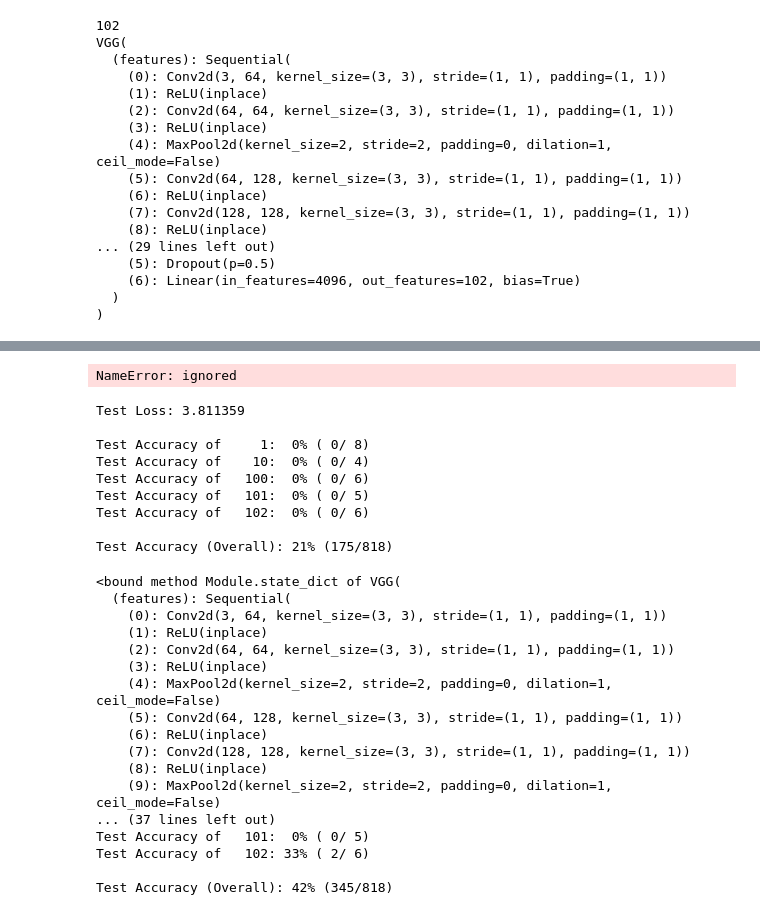
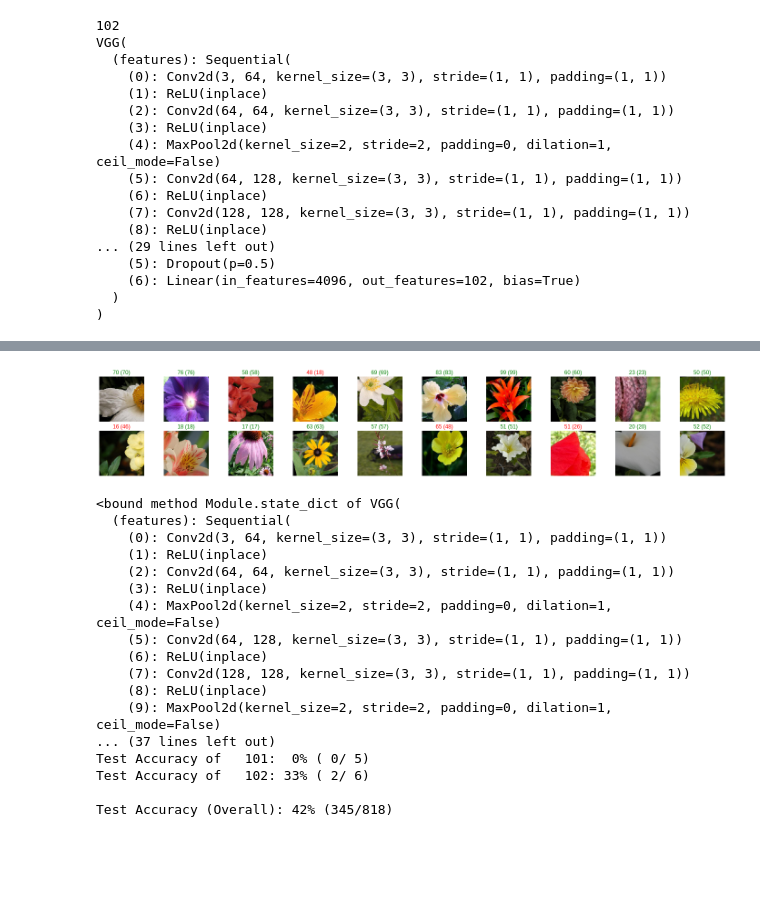
Before and after one commit to perfalcon/pytorch_challenge, a Jupyter notebook: Untitled1.ipynb, the cells around one changed output, grey strips where cells are left out. Drawn from its saved outputs; the diff is of its cells as text; code cells hidden in the pictures; blank space fills up the shorter version.

```diff
--- a/Untitled1.ipynb
+++ b/Untitled1.ipynb
@@ -354,7 +354,7 @@ def train_model(n_epochs=1,loader=train_loader,scheduler=exp_lr_scheduler,optimi
             copyModeltoGoogleDrive(saveModel(vgg16,"vggnet16"))
             loss_min = train_loss
 # %%
-train_model(2,train_loader,exp_lr_scheduler,optimizer,batch_size)
+train_model(30,train_loader,exp_lr_scheduler,optimizer,batch_size)
 copyModeltoGoogleDrive(saveModel(vgg16,"vggnet16"))
 print("==============")
 test_accuracy()
@@ -380,17 +380,5 @@ current loss: 1152.0324244499206543 is less than prev loss:1406.9727716445922852
 ==============
-NameError: ignored
+[figure, added]
-# %%
-test_accuracy()
-# %% [output]
-Test Loss: 3.811359
-
-Test Accuracy of     1:  0% ( 0/ 8)
-Test Accuracy of    10:  0% ( 0/ 4)
-Test Accuracy of   100:  0% ( 0/ 6)
-Test Accuracy of   101:  0% ( 0/ 5)
-Test Accuracy of   102:  0% ( 0/ 6)
-
-Test Accuracy (Overall): 21% (175/818)
 # %%
 def test_accuracy():
 
```
Also changed, not shown: parts of 1 cell of this notebook.
